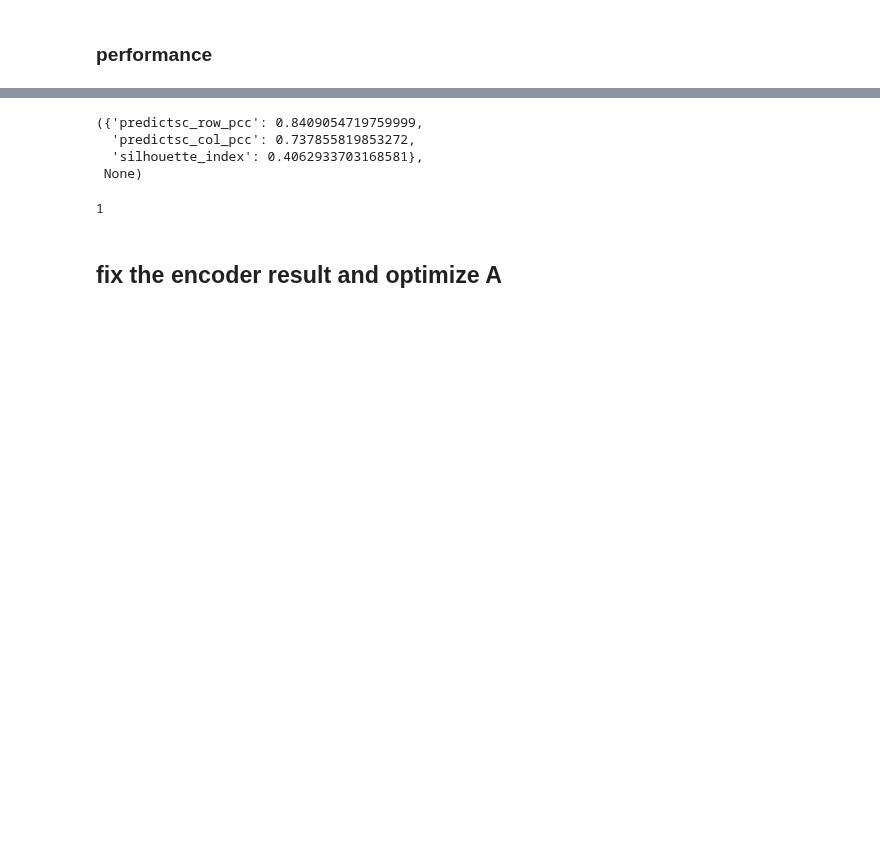
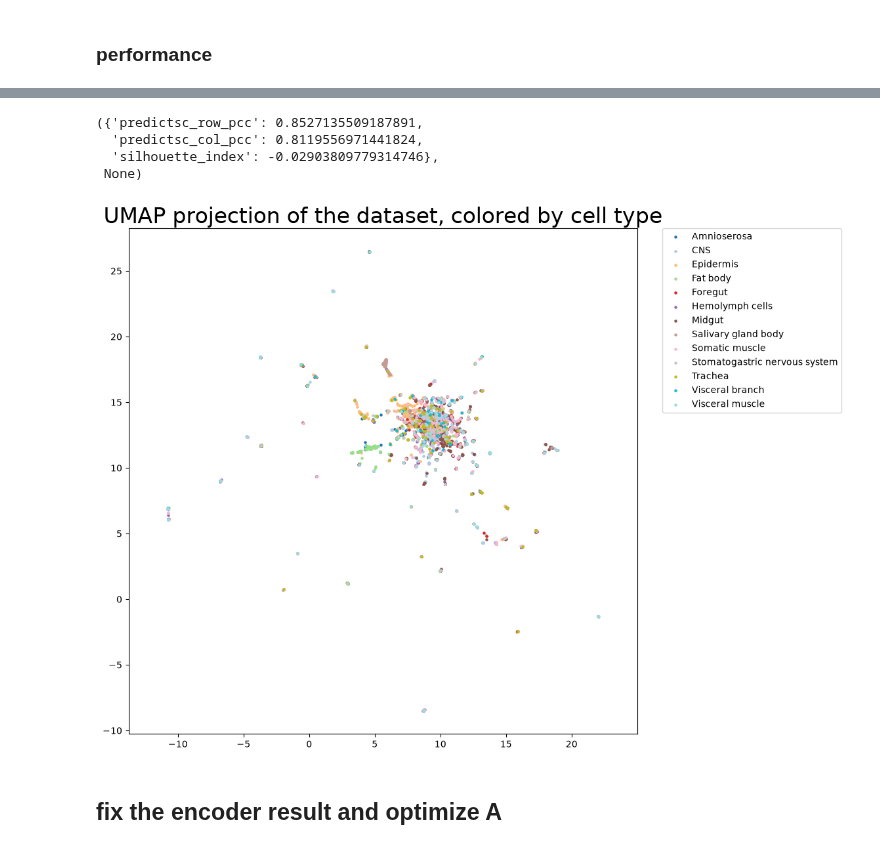
Before and after one commit to amssyqy/scMagNet, a Jupyter notebook: Benchmarks/Sim_Stereo-Seq/method_1.ipynb, the cells around one changed output, grey strips where cells are left out. Drawn from its saved outputs; the diff is of its cells as text; code cells hidden in the pictures; blank space fills up the shorter version.

```diff
--- a/Benchmarks/Sim_Stereo-Seq/method_1.ipynb
+++ b/Benchmarks/Sim_Stereo-Seq/method_1.ipynb
@@ -1124,3 +1156,11 @@ Resolution 2.0 -> ARI: 0.5183, NMI: 0.7779
 ==================================================
 # %%
-pd.DataFrame(scembeding).to_csv('ours/merfish_sc_embeding.csv')
+pd.DataFrame(scembeding).to_csv('Ours/merfish_sc_embeding.csv')
+pd.DataFrame(predictsc).to_csv('Ours/merfish_sc_pred_0425.csv')
+pd.DataFrame(np.log(1+adata_sc.X.toarray())).to_csv('Ours/merfish_sc_groundtruth_0425.csv')
+result_ours
+# %% [output]
+({'predictsc_row_pcc': 0.8527135509187891,
+  'predictsc_col_pcc': 0.8119556971441824,
+  'silhouette_index': -0.02903809779314746},
+ None)
@@ -1131,41 +1167,30 @@ pd.DataFrame(np.log(1+adata_sc.X)).to_csv('ours/merfish_sc_groundtruth_0425.csv'
-# %%
-result_ours
-# %% [output]
-({'predictsc_row_pcc': 0.8409054719759999,
-  'predictsc_col_pcc': 0.737855819853272,
-  'silhouette_index': 0.4062933703168581},
- None)
 # %%
-# import umap
-# import matplotlib.pyplot as plt
-# import numpy as np
+import umap
+import matplotlib.pyplot as plt
+import numpy as np
 
-# # 假设 scembedding 是你的单细胞嵌入数据，形状为 (n_cells, n_features)
-# # cell_type_labels 是一个包含每个细胞类型的标签列表或数组，长度为 n_cells
-# # 示例数据
-# # scembedding = ...  # 你的单细胞嵌入数据
-# # cell_type_labels = ...  # 你的细胞类型标签
-# # 使用UMAP降维
-# reducer = umap.UMAP()
-# embedding = reducer.fit_transform(scembeding)
-# # 获取所有独特的细胞类型用于配色
-# unique_cell_types = np.unique(cell_type_labels)
-# # 为每种细胞类型生成颜色
-# colors = plt.cm.get_cmap('tab20', len(unique_cell_types))
-# plt.figure(figsize=(10, 10))
-# # 绘制每个细胞类型
-# for i, cell_type in enumerate(unique_cell_types):
-#     mask = cell_type_labels == cell_type
-#     plt.scatter(embedding[mask, 0], embedding[mask, 1], c=[colors(i)], label=cell_type, s=5)
+reducer = umap.UMAP()
+embedding = reducer.fit_transform(scembeding)
 
-# plt.gca().set_aspect('equal', 'datalim')
-# plt.title('UMAP projection of the dataset, colored by cell type', fontsize=24)
-# plt.legend(bbox_to_anchor=(1.05, 1), loc='upper left', borderaxespad=0.)
-# plt.show()
+unique_cell_types = np.unique(cell_type_labels)
+n_types = len(unique_cell_types)
+
+# 关键：用 plt.get_cmap 替代 plt.cm.get_cmap
+cmap = plt.get_cmap('tab20', n_types)
+colors = [cmap(i) for i in range(n_types)]
+
+plt.figure(figsize=(10, 10))
+for i, cell_type in enumerate(unique_cell_types):
+    mask = cell_type_labels == cell_type
+    plt.scatter(embedding[mask, 0], embedding[mask, 1],
+                c=[colors[i]], label=cell_type, s=5)
+
+plt.gca().set_aspect('equal', 'datalim')
+plt.title('UMAP projection of the dataset, colored by cell type', fontsize=24)
+plt.legend(bbox_to_anchor=(1.05, 1), loc='upper left', borderaxespad=0.)
+plt.show()
+# %% [output]
+[figure, added]
-# %%
-1
-# %% [output]
-1
 # %% [markdown]
 ## fix the encoder result and optimize A
 # %%
```
Also changed, not shown: parts of 41 cells of this notebook, 6 other files.
